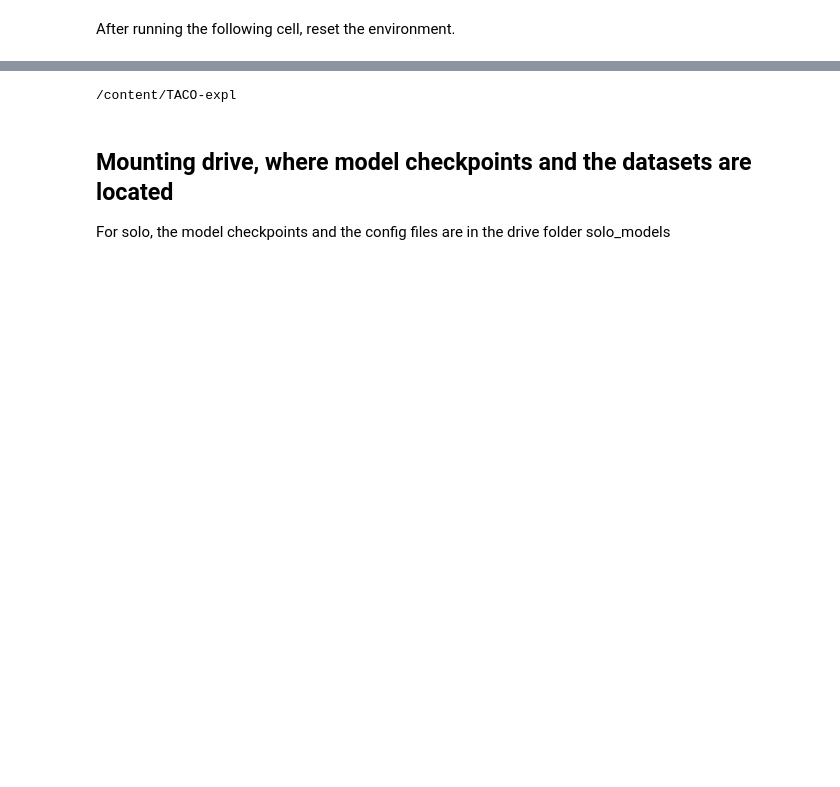
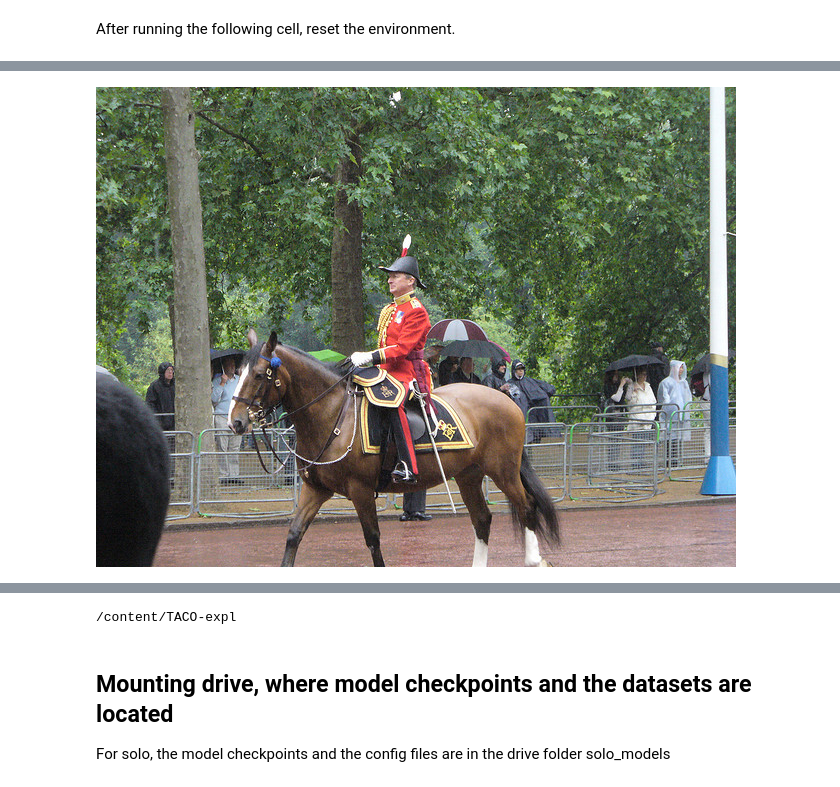
Before and after one commit to DomMcOyle/TACO-expl, a Jupyter notebook: Training_notebook_solov2.ipynb, the cells around one changed output, grey strips where cells are left out. Drawn from its saved outputs; the diff is of its cells as text; code cells hidden in the pictures; blank space fills up the shorter version.

```diff
--- a/Training_notebook_solov2.ipynb
+++ b/Training_notebook_solov2.ipynb
@@ -118,0 +221,6 @@ from builder import build_detector
+# %%
+!wget http://images.cocodataset.org/val2017/000000439715.jpg -q -O input.jpg
+im = cv2.imread("./input.jpg")
+cv2_imshow(im)
+# %% [output]
+[figure, added]
```
Also changed, not shown: parts of 35 cells of this notebook.
